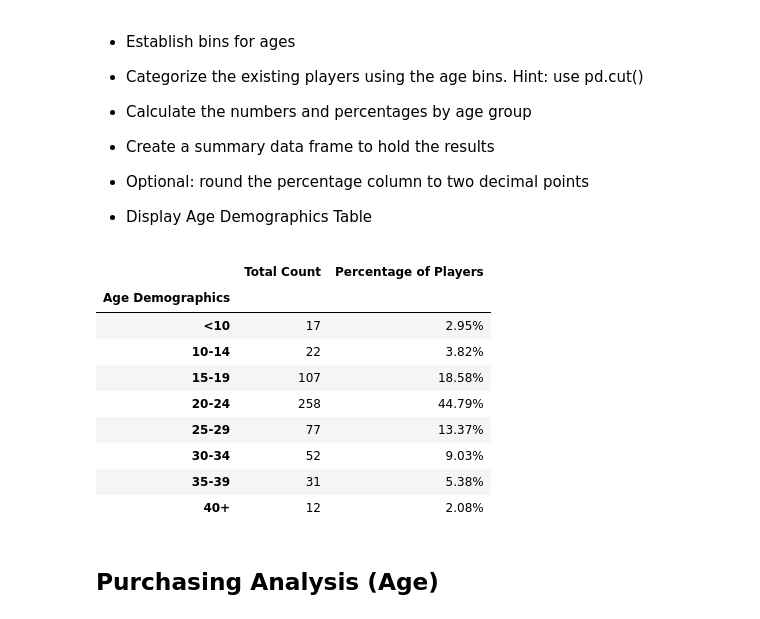
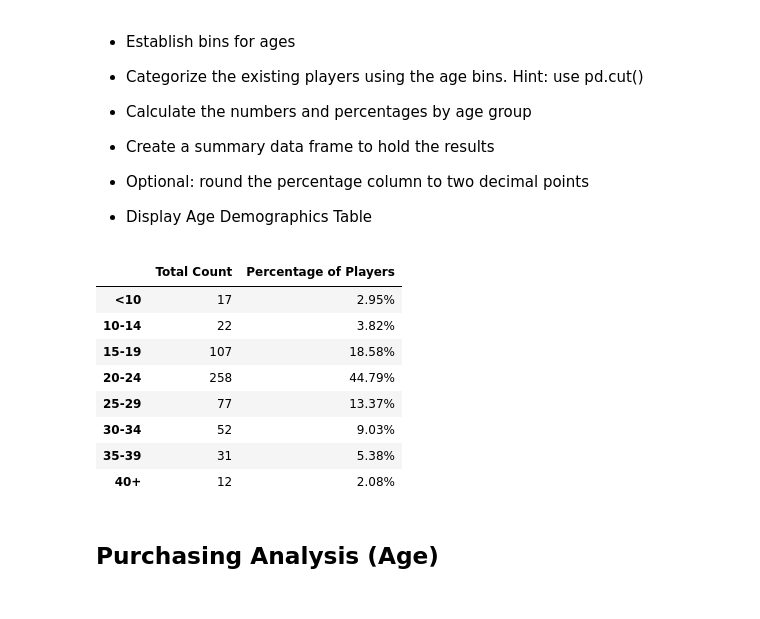
Before and after one commit to azapuchlak/Pandas-Challenge, a Jupyter notebook: HeroesOfPymoli/HeroesOfPymoli.ipynb, the cells around one changed output. Drawn from its saved outputs; the diff is of its cells as text; code cells hidden in the pictures.

```diff
--- a/HeroesOfPymoli/HeroesOfPymoli.ipynb
+++ b/HeroesOfPymoli/HeroesOfPymoli.ipynb
@@ -186,33 +186,35 @@ gender_analysis_df
 # %%
 #Create bins to seperate different ages
 age_bins = [0, 9.90, 14.90, 19.90, 24.90, 29.90, 34.90, 39.90, 99999]
 age_labels = ["<10", "10-14", "15-19", "20-24", "25-29", "30-34", "35-39", "40+"]
 
 # Categorize existing players
 purchase_data_df["Age Demographics"] = pd.cut(purchase_data_df["Age"], age_bins, labels = age_labels)
 
 #Group the Age Demographic cut you just created
 demographic_group = purchase_data_df.groupby("Age Demographics")
 
 #Calculate Numbers and Percentages
 age_total = demographic_group["SN"].nunique()
 age_percentage = (age_total / player_count)*100
 
 #Create a new DF for this data to exist in
 age_demographic_df = pd.DataFrame({"Total Count": age_total,
                                    "Percentage of Players": age_percentage})
 
 
 #Formatting
 #-------------------------------
 #Format the floating variables into %
 pd.options.display.float_format = '{:,.2f}%'.format
 
+#drop index to get rid of empty "Age Demographics" row
+age_demographic_df.index.name=None
+
 #show table
 age_demographic_df
 # %% [output]
 |  | Total Count | Percentage of Players |
-| Age Demographics |  |  |
 | <10 | 17 | 2.95% |
 | 10-14 | 22 | 3.82% |
 | 15-19 | 107 | 18.58% |
```
Also changed, not shown: parts of 2 cells of this notebook.
